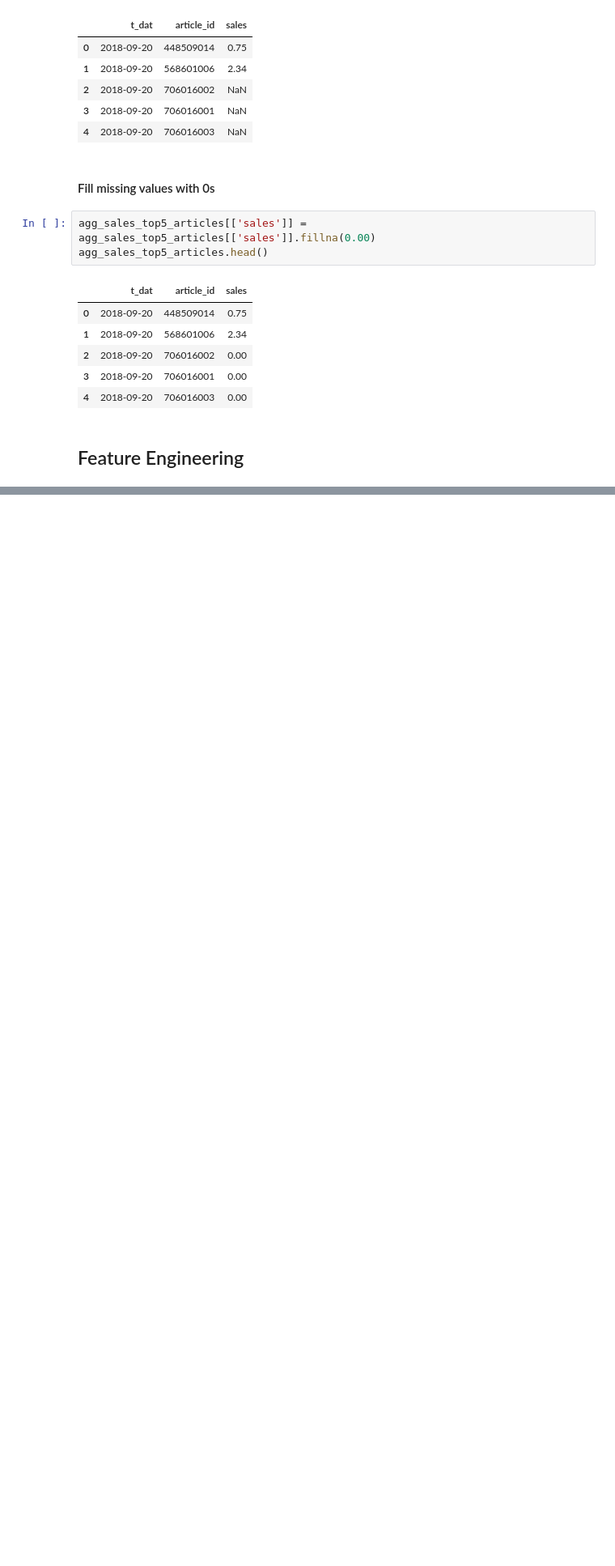
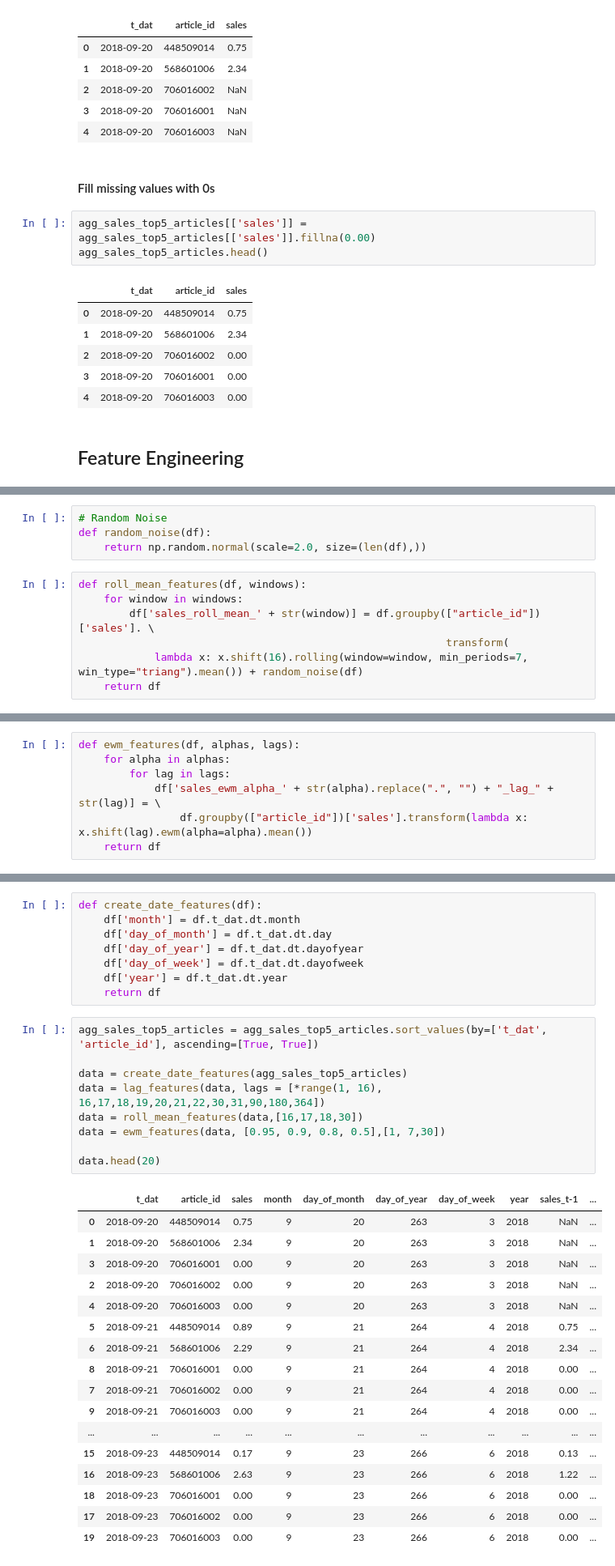
Before and after one commit to VishalRepos/personalized-fashion-recommendations, a Jupyter notebook: experiment/Chinthalanka/uom23dmmscg04-239375e-sales-forecasting.ipynb, the cells around one changed output, grey strips where cells are left out. Shown: that part at 81% size. Drawn from its saved outputs; the diff is of its cells as text; blank space fills up the shorter version.

```diff
--- a/experiment/Chinthalanka/uom23dmmscg04-239375e-sales-forecasting.ipynb
+++ b/experiment/Chinthalanka/uom23dmmscg04-239375e-sales-forecasting.ipynb
@@ -231,0 +241,11 @@ agg_sales_top5_articles.head()
+# %%
+# Random Noise
+def random_noise(df):
+    return np.random.normal(scale=2.0, size=(len(df),))
+# %%
+def roll_mean_features(df, windows):
+    for window in windows:
+        df['sales_roll_mean_' + str(window)] = df.groupby(["article_id"])['sales']. \
+                                                          transform(
+            lambda x: x.shift(16).rolling(window=window, min_periods=7, win_type="triang").mean()) + random_noise(df)
+    return df
@@ -231,0 +254,7 @@ agg_sales_top5_articles.head()
+# %%
+def ewm_features(df, alphas, lags):
+    for alpha in alphas:
+        for lag in lags:
+            df['sales_ewm_alpha_' + str(alpha).replace(".", "") + "_lag_" + str(lag)] = \
+                df.groupby(["article_id"])['sales'].transform(lambda x: x.shift(lag).ewm(alpha=alpha).mean())
+    return df
@@ -231,0 +263,35 @@ agg_sales_top5_articles.head()
+# %%
+def create_date_features(df):
+    df['month'] = df.t_dat.dt.month
+    df['day_of_month'] = df.t_dat.dt.day
+    df['day_of_year'] = df.t_dat.dt.dayofyear
+    df['day_of_week'] = df.t_dat.dt.dayofweek
+    df['year'] = df.t_dat.dt.year
+    return df
+# %%
+agg_sales_top5_articles = agg_sales_top5_articles.sort_values(by=['t_dat', 'article_id'], ascending=[True, True])
+
+data = create_date_features(agg_sales_top5_articles)
+data = lag_features(data, lags = [*range(1, 16), 16,17,18,19,20,21,22,30,31,90,180,364])
+data = roll_mean_features(data,[16,17,18,30])
+data = ewm_features(data, [0.95, 0.9, 0.8, 0.5],[1, 7,30])
+
+data.head(20)
+# %% [output]
+|  | t_dat | article_id | sales | month | day_of_month | day_of_year | day_of_week | year | sales_t-1 | ... |
+| 0 | 2018-09-20 | 448509014 | 0.75 | 9 | 20 | 263 | 3 | 2018 | NaN | ... |
+| 1 | 2018-09-20 | 568601006 | 2.34 | 9 | 20 | 263 | 3 | 2018 | NaN | ... |
+| 3 | 2018-09-20 | 706016001 | 0.00 | 9 | 20 | 263 | 3 | 2018 | NaN | ... |
+| 2 | 2018-09-20 | 706016002 | 0.00 | 9 | 20 | 263 | 3 | 2018 | NaN | ... |
+| 4 | 2018-09-20 | 706016003 | 0.00 | 9 | 20 | 263 | 3 | 2018 | NaN | ... |
+| 5 | 2018-09-21 | 448509014 | 0.89 | 9 | 21 | 264 | 4 | 2018 | 0.75 | ... |
+| 6 | 2018-09-21 | 568601006 | 2.29 | 9 | 21 | 264 | 4 | 2018 | 2.34 | ... |
+| 8 | 2018-09-21 | 706016001 | 0.00 | 9 | 21 | 264 | 4 | 2018 | 0.00 | ... |
+| 7 | 2018-09-21 | 706016002 | 0.00 | 9 | 21 | 264 | 4 | 2018 | 0.00 | ... |
+| 9 | 2018-09-21 | 706016003 | 0.00 | 9 | 21 | 264 | 4 | 2018 | 0.00 | ... |
+| ... | ... | ... | ... | ... | ... | ... | ... | ... | ... | ... |
+| 15 | 2018-09-23 | 448509014 | 0.17 | 9 | 23 | 266 | 6 | 2018 | 0.13 | ... |
+| 16 | 2018-09-23 | 568601006 | 2.63 | 9 | 23 | 266 | 6 | 2018 | 1.22 | ... |
+| 18 | 2018-09-23 | 706016001 | 0.00 | 9 | 23 | 266 | 6 | 2018 | 0.00 | ... |
+| 17 | 2018-09-23 | 706016002 | 0.00 | 9 | 23 | 266 | 6 | 2018 | 0.00 | ... |
+| 19 | 2018-09-23 | 706016003 | 0.00 | 9 | 23 | 266 | 6 | 2018 | 0.00 | ... |
```
Also changed, not shown: parts of 17 cells of this notebook.
